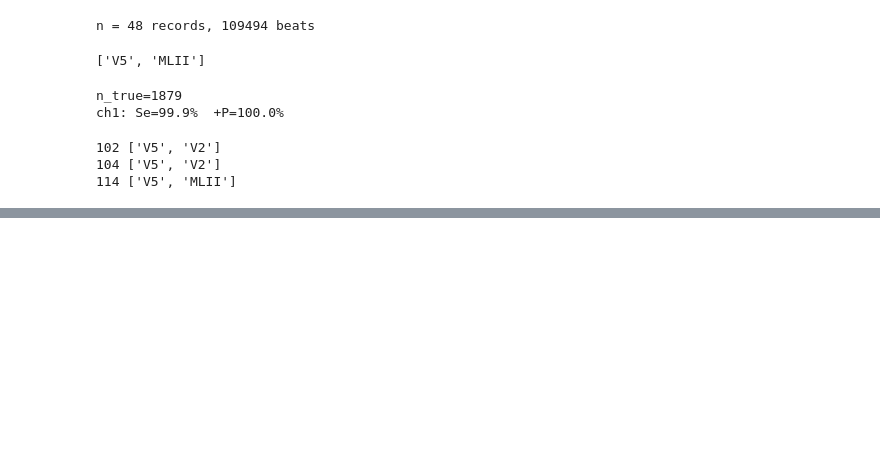
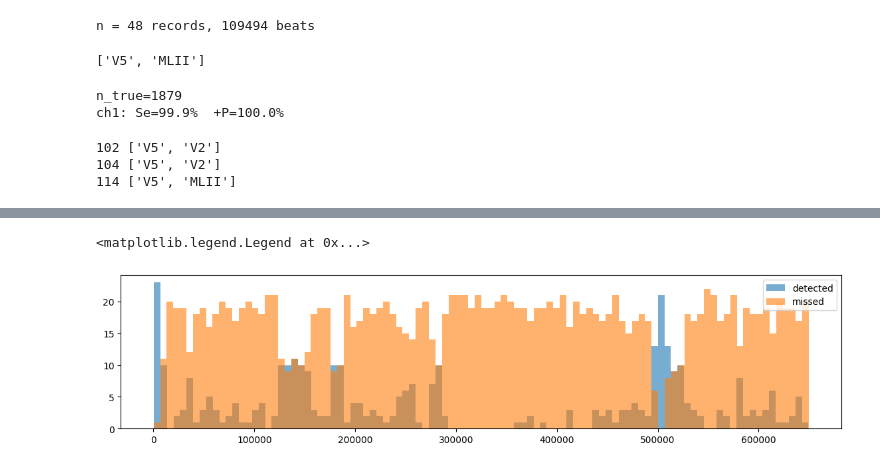
Before and after one commit to nhartmann00/ecg-arrhythmia-classifier, a Jupyter notebook: notebooks/01_ecg_pipeline.ipynb, the cells around one changed output, grey strips where cells are left out. Drawn from its saved outputs; the diff is of its cells as text; code cells hidden in the pictures; blank space fills up the shorter version.

```diff
--- a/notebooks/01_ecg_pipeline.ipynb
+++ b/notebooks/01_ecg_pipeline.ipynb
@@ -606,7 +606,8 @@ def per_record_processing():
     for i in records:
         # Step 1: Load record data
         record = wfdb.rdrecord(f'data/mitdb/{i}')
-        signal = record.p_signal[:, 0]  # channel 0
+        lead = record.sig_name.index('MLII') if 'MLII' in record.sig_name else 0
+        signal = record.p_signal[:, lead]
 
         # Step 2: Preprocess and normalize
         fs = 360
@@ -708,6 +709,10 @@ array(['F', 'N', 'S', 'V'], dtype='<U1')
 # %%
 np.random.seed(42)
 
-test_ids = np.random.choice(np.unique(X_patient_ids_filtered), size=(10), replace=False, p=None)
+# subject_ids_filtered is used here for patient-wise cross-validation. Records 201 and 202 belong to the same patient,
+# so I am grouping them together to ensure they stay together in the 5 fold CV.
+subject_ids_filtered = np.where(X_patient_ids_filtered == '202', '201', X_patient_ids_filtered)
+
+test_ids = np.random.choice(np.unique(subject_ids_filtered), size=(10), replace=False, p=None)
 print(test_ids)
 # %% [output]
@@ -1596,0 +1659,8 @@ for rec in np.unique(X_patient_ids):
+# %%
+plt.figure(figsize=(14,3))
+plt.hist(m_228, bins=100, alpha=0.6, label='detected')
+plt.hist(mi_228, bins=100, alpha=0.6, label='missed')
+plt.legend()
+# %% [output]
+<matplotlib.legend.Legend at 0x...>
+[figure, added]
```
Also changed, not shown: parts of 36 cells of this notebook, 1 other file.
